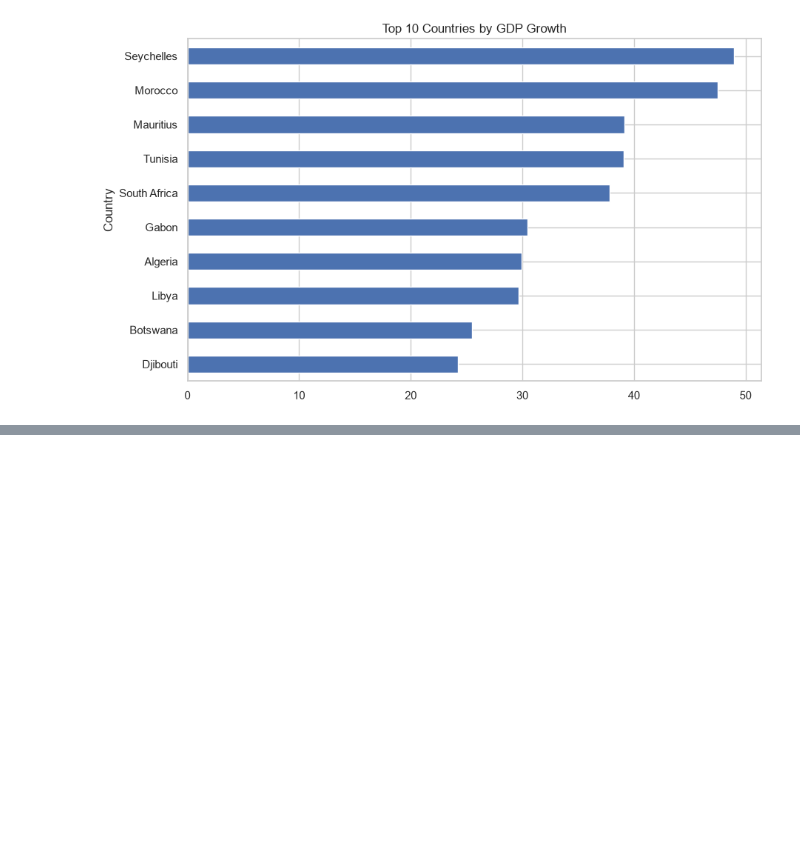
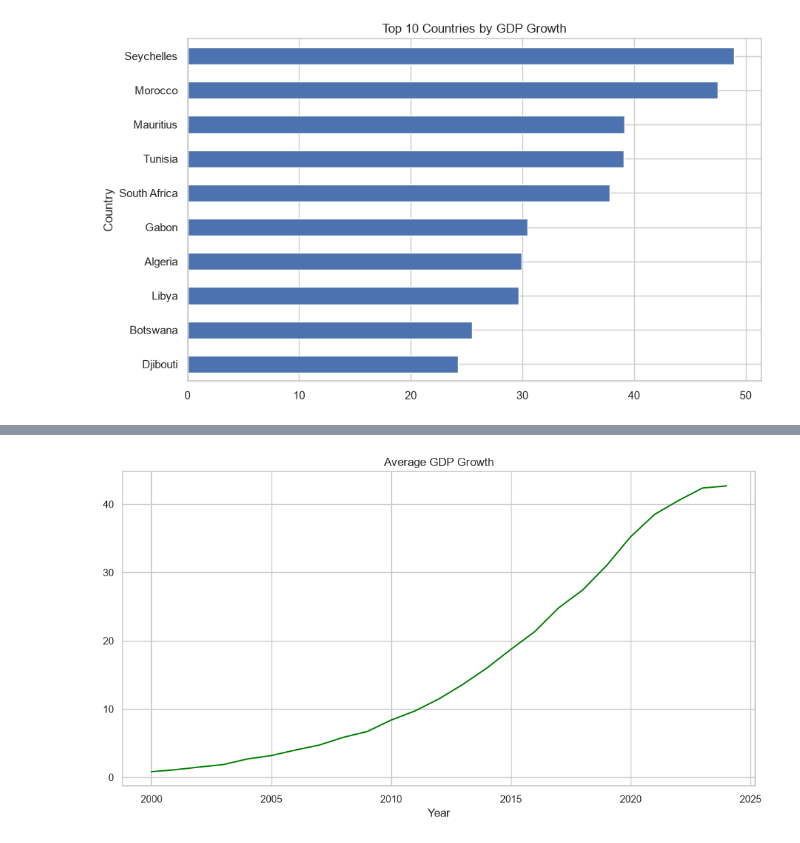
Before and after one commit to lavymaria/data-analytics-portfolio, a Jupyter notebook: 01-world-bank-analysis/notebooks/03_exploratory_data_analysis.ipynb, the cells around one changed output, grey strips where cells are left out. Cells and saved outputs as stored; diff of their text form; code cells hidden in the pictures; blank space fills up the shorter version.

```diff
--- a/01-world-bank-analysis/notebooks/03_exploratory_data_analysis.ipynb
+++ b/01-world-bank-analysis/notebooks/03_exploratory_data_analysis.ipynb
@@ -303,0 +340,16 @@ plt.show()
+# %%
+#Average GDP Growth in Africa over the years
+
+yearly_gdp = (
+    df.groupby('Year')['GDP_Growth']
+      .mean()
+)
+
+plt.figure(figsize=(12,6))
+
+yearly_gdp.plot(color='green')
+
+plt.title('Average GDP Growth')
+plt.show()
+# %% [output]
+[figure, added]
```
Also changed, not shown: parts of 7 cells of this notebook, 13 other files.
